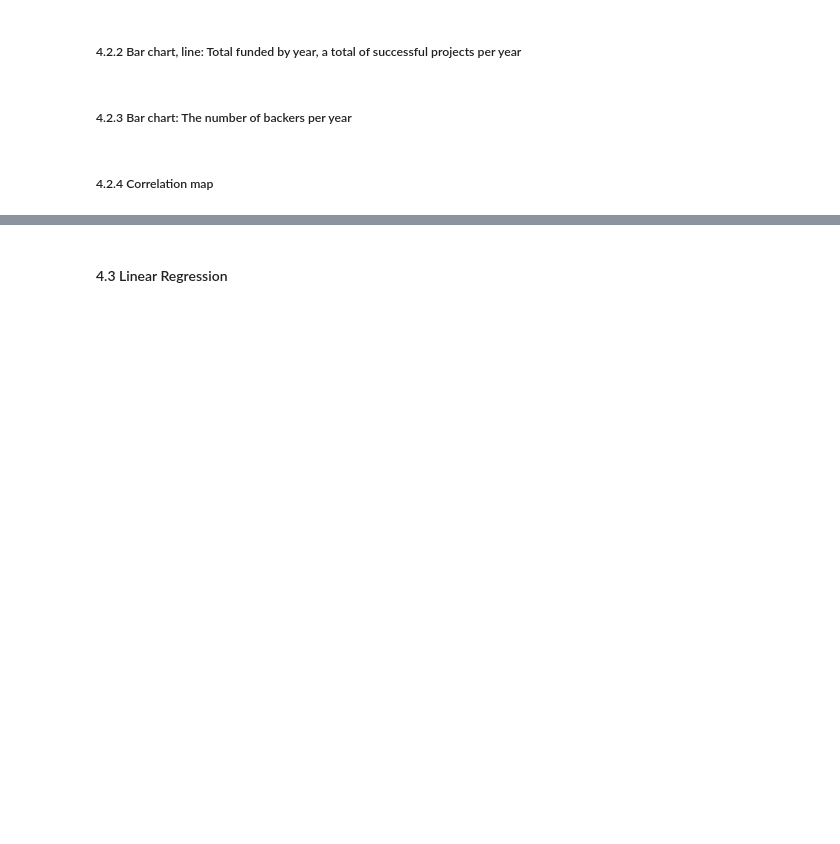
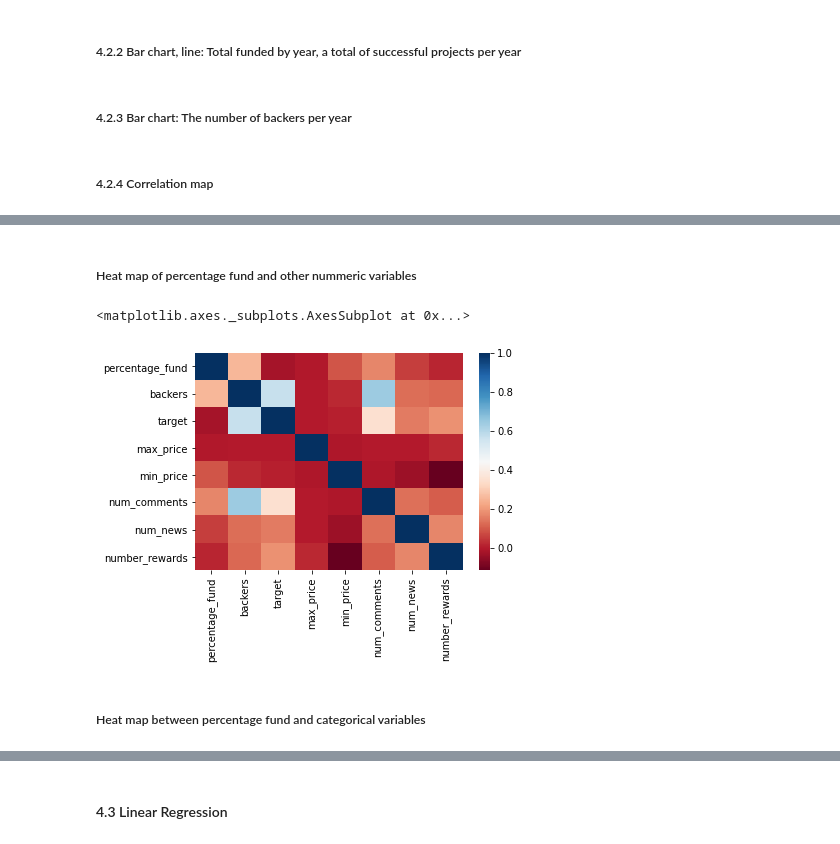
Before and after one commit to nghiadanh26/Crowdfunding, a Jupyter notebook: analyze_data.ipynb, the cells around one changed output, grey strips where cells are left out. Saved outputs shown, nothing was run; the diff lists cells and outputs as text; code cells hidden in the pictures; blank space fills up the shorter version.

```diff
--- a/analyze_data.ipynb
+++ b/analyze_data.ipynb
@@ -360,0 +354,12 @@ top5
+# %% [markdown]
+##### Heat map of percentage fund and other nummeric variables
+# %%
+var_1 = ['percentage_fund','backers','target','max_price','min_price','num_comments','num_news','number_rewards']
+pro_1 = pd.concat([s_projects,f_projects])[var_1]
+corr_1 = pro_1.corr()
+sns.heatmap(corr_1, xticklabels=corr_1.columns, yticklabels=corr_1.columns, cmap='RdBu')
+# %% [output]
+<matplotlib.axes._subplots.AxesSubplot at 0x...>
+[figure, added]
+# %% [markdown]
+##### Heat map between percentage fund and categorical variables
```
Also changed, not shown: parts of 19 cells of this notebook.
